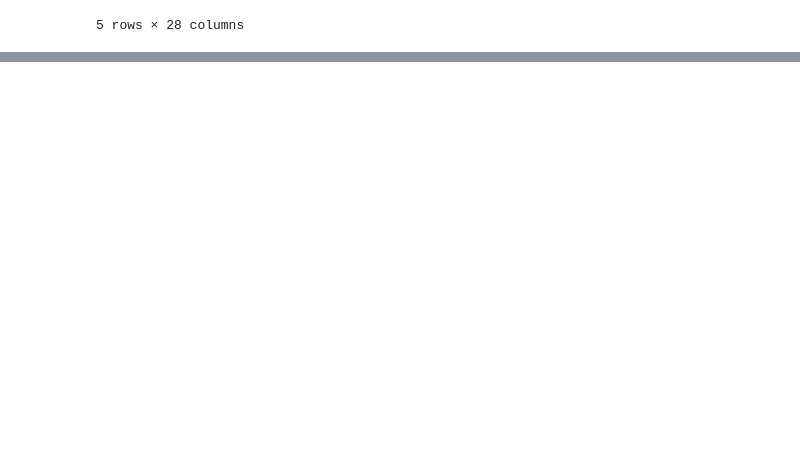
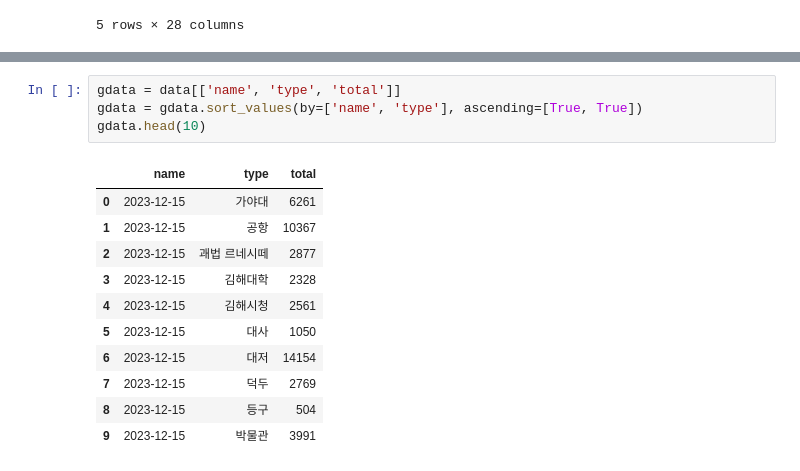
Before and after one commit to pmj8298/team_study, a Jupyter notebook: 지하철/김해경전철.ipynb, the cells around one changed output, grey strips where cells are left out. Cells and saved outputs as stored; diff of their text form; blank space fills up the shorter version.

```diff
--- a/지하철/김해경전철.ipynb
+++ b/지하철/김해경전철.ipynb
@@ -15,0 +54,16 @@ gimhea.head()
+# %%
+gdata = data[['name', 'type', 'total']]
+gdata = gdata.sort_values(by=['name', 'type'], ascending=[True, True])
+gdata.head(10)
+# %% [output]
+|  | name | type | total |
+| 0 | 2023-12-15 | 가야대 | 6261 |
+| 1 | 2023-12-15 | 공항 | 10367 |
+| 2 | 2023-12-15 | 괘법 르네시떼 | 2877 |
+| 3 | 2023-12-15 | 김해대학 | 2328 |
+| 4 | 2023-12-15 | 김해시청 | 2561 |
+| 5 | 2023-12-15 | 대사 | 1050 |
+| 6 | 2023-12-15 | 대저 | 14154 |
+| 7 | 2023-12-15 | 덕두 | 2769 |
+| 8 | 2023-12-15 | 등구 | 504 |
+| 9 | 2023-12-15 | 박물관 | 3991 |
```
Also changed, not shown: parts of 5 cells of this notebook.
